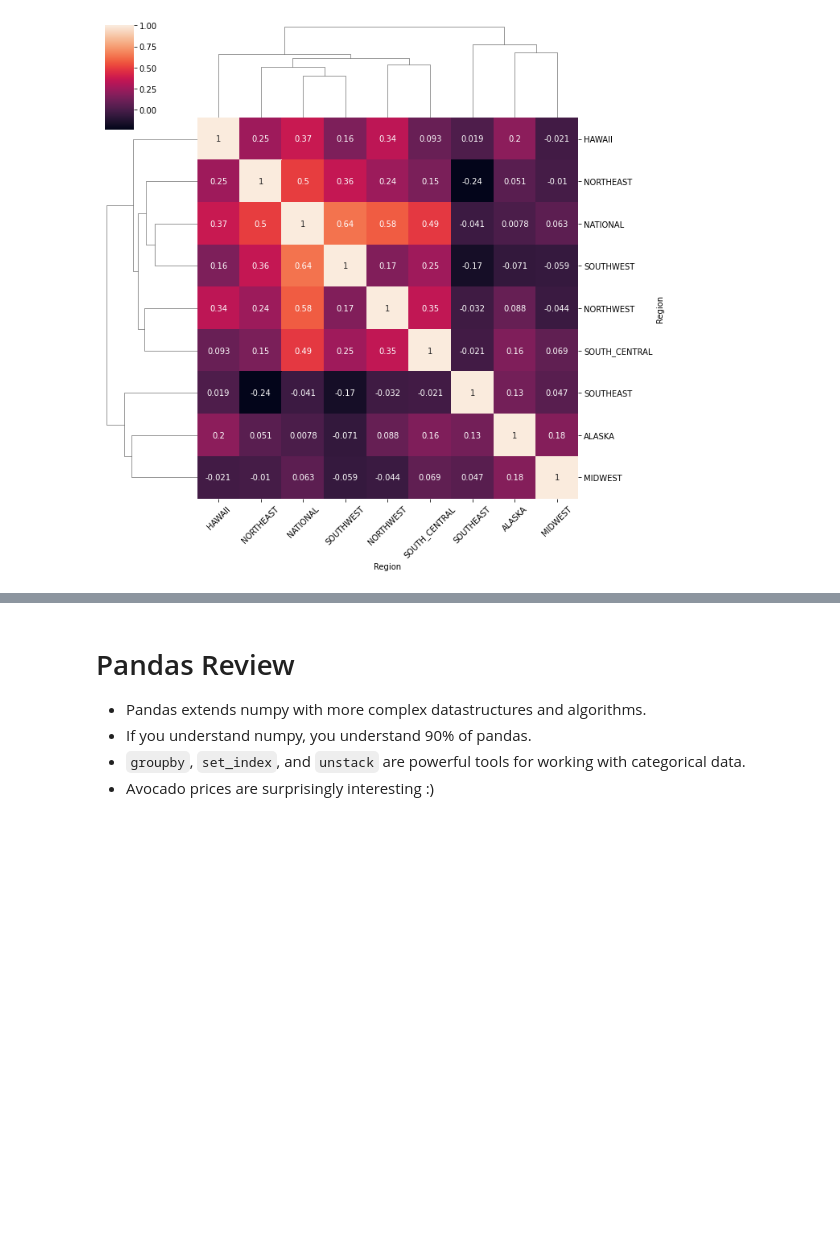
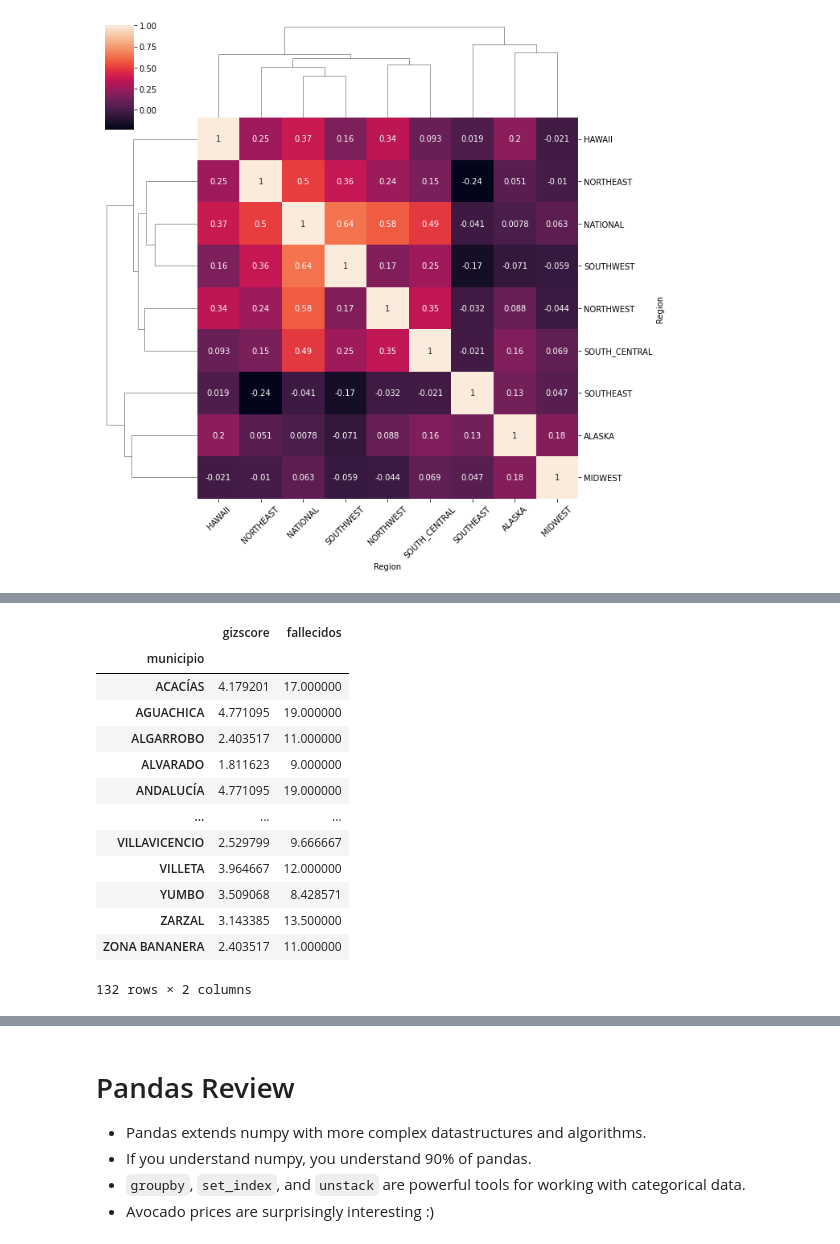
Before and after one commit to JuanLara18/AlgorithmsUN2023I, a Jupyter notebook: Lab2/jlara_Lab2.ipynb, the cells around one changed output, grey strips where cells are left out. Saved outputs shown, nothing was run; the diff lists cells and outputs as text; code cells hidden in the pictures; blank space fills up the shorter version.

```diff
--- a/Lab2/jlara_Lab2.ipynb
+++ b/Lab2/jlara_Lab2.ipynb
@@ -1709,0 +1880,21 @@ ax.set_xticklabels(ax.get_xticklabels(), rotation=45);
+# %%
+#Average for people who die in VILLAVICENCIO
+dataInfo= data[data.municipio=="VILLAVICENCIO"]
+dataInfo2 = data['fallecidos']
+data.mean()
+data.groupby(['municipio']).mean()
+# %% [output]
+|  | gizscore | fallecidos |
+| municipio |  |  |
+| ACACÍAS | 4.179201 | 17.000000 |
+| AGUACHICA | 4.771095 | 19.000000 |
+| ALGARROBO | 2.403517 | 11.000000 |
+| ALVARADO | 1.811623 | 9.000000 |
+| ANDALUCÍA | 4.771095 | 19.000000 |
+| ... | ... | ... |
+| VILLAVICENCIO | 2.529799 | 9.666667 |
+| VILLETA | 3.964667 | 12.000000 |
+| YUMBO | 3.509068 | 8.428571 |
+| ZARZAL | 3.143385 | 13.500000 |
+| ZONA BANANERA | 2.403517 | 11.000000 |
+132 rows × 2 columns
```
Also changed, not shown: parts of 243 cells of this notebook.
